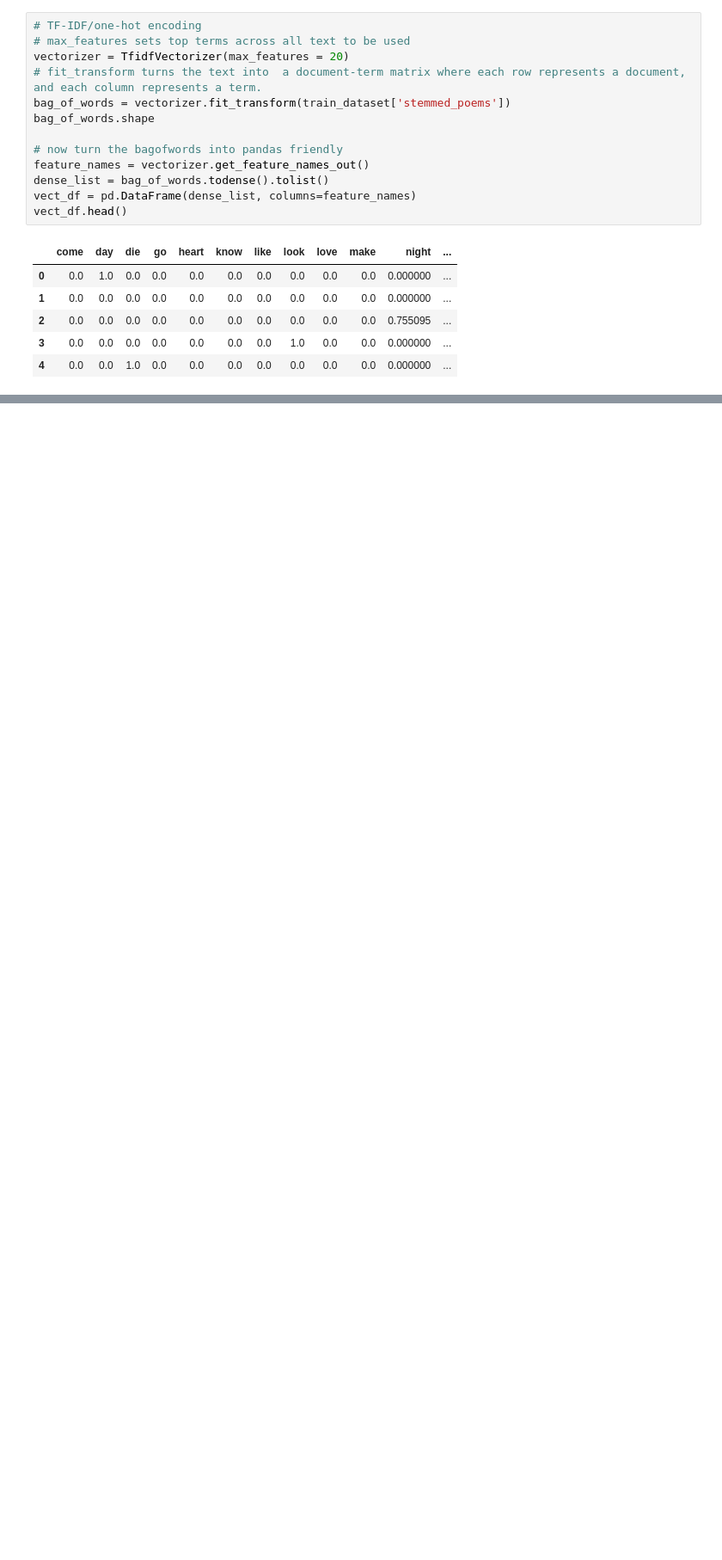
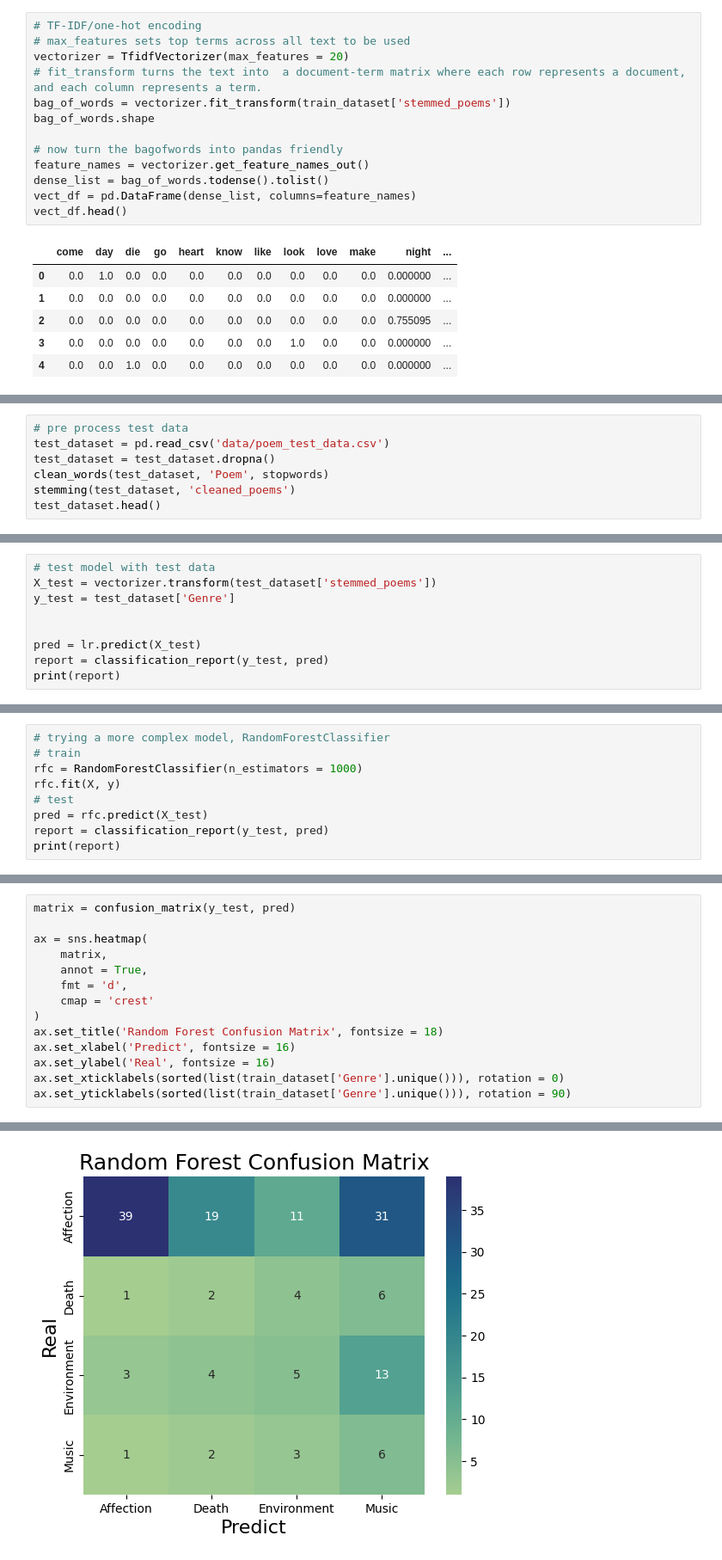
Before and after one commit to lheitman0/NLP_PoemClassifier, a Jupyter notebook: main.ipynb, the cells around one changed output, grey strips where cells are left out. Shown at 86% size. Drawn from its saved outputs; the diff is of its cells as text; blank space fills up the shorter version.

```diff
--- a/main.ipynb
+++ b/main.ipynb
@@ -146,0 +159,7 @@ vect_df.head()
+# %%
+# pre process test data
+test_dataset = pd.read_csv('data/poem_test_data.csv')
+test_dataset = test_dataset.dropna()
+clean_words(test_dataset, 'Poem', stopwords)
+stemming(test_dataset, 'cleaned_poems')
+test_dataset.head()
@@ -146,0 +173,9 @@ vect_df.head()
+# %%
+# test model with test data
+X_test = vectorizer.transform(test_dataset['stemmed_poems'])
+y_test = test_dataset['Genre']
+
+
+pred = lr.predict(X_test)
+report = classification_report(y_test, pred)
+print(report)
@@ -146,0 +193,9 @@ vect_df.head()
+# %%
+# trying a more complex model, RandomForestClassifier
+# train
+rfc = RandomForestClassifier(n_estimators = 1000)
+rfc.fit(X, y)
+# test
+pred = rfc.predict(X_test)
+report = classification_report(y_test, pred)
+print(report)
@@ -146,0 +213,15 @@ vect_df.head()
+# %%
+matrix = confusion_matrix(y_test, pred)
+
+ax = sns.heatmap(
+    matrix,
+    annot = True,
+    fmt = 'd',
+    cmap = 'crest'
+)
+ax.set_title('Random Forest Confusion Matrix', fontsize = 18)
+ax.set_xlabel('Predict', fontsize = 16)
+ax.set_ylabel('Real', fontsize = 16)
+ax.set_xticklabels(sorted(list(train_dataset['Genre'].unique())), rotation = 0)
+ax.set_yticklabels(sorted(list(train_dataset['Genre'].unique())), rotation = 90)
+# %% [output]
@@ -146,0 +232 @@ vect_df.head()
+[figure, added]
```
Also changed, not shown: parts of 11 cells of this notebook, 3 other files.
